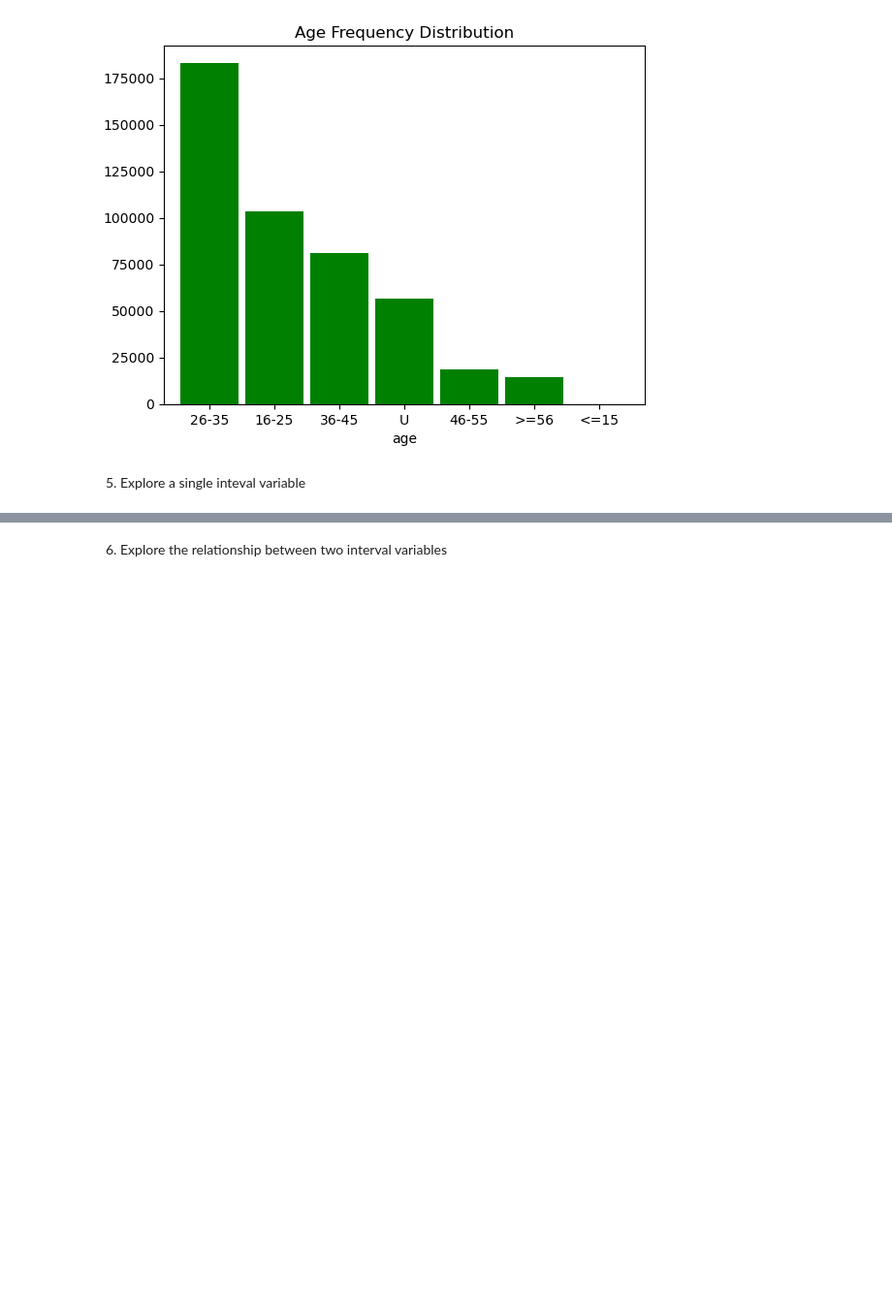
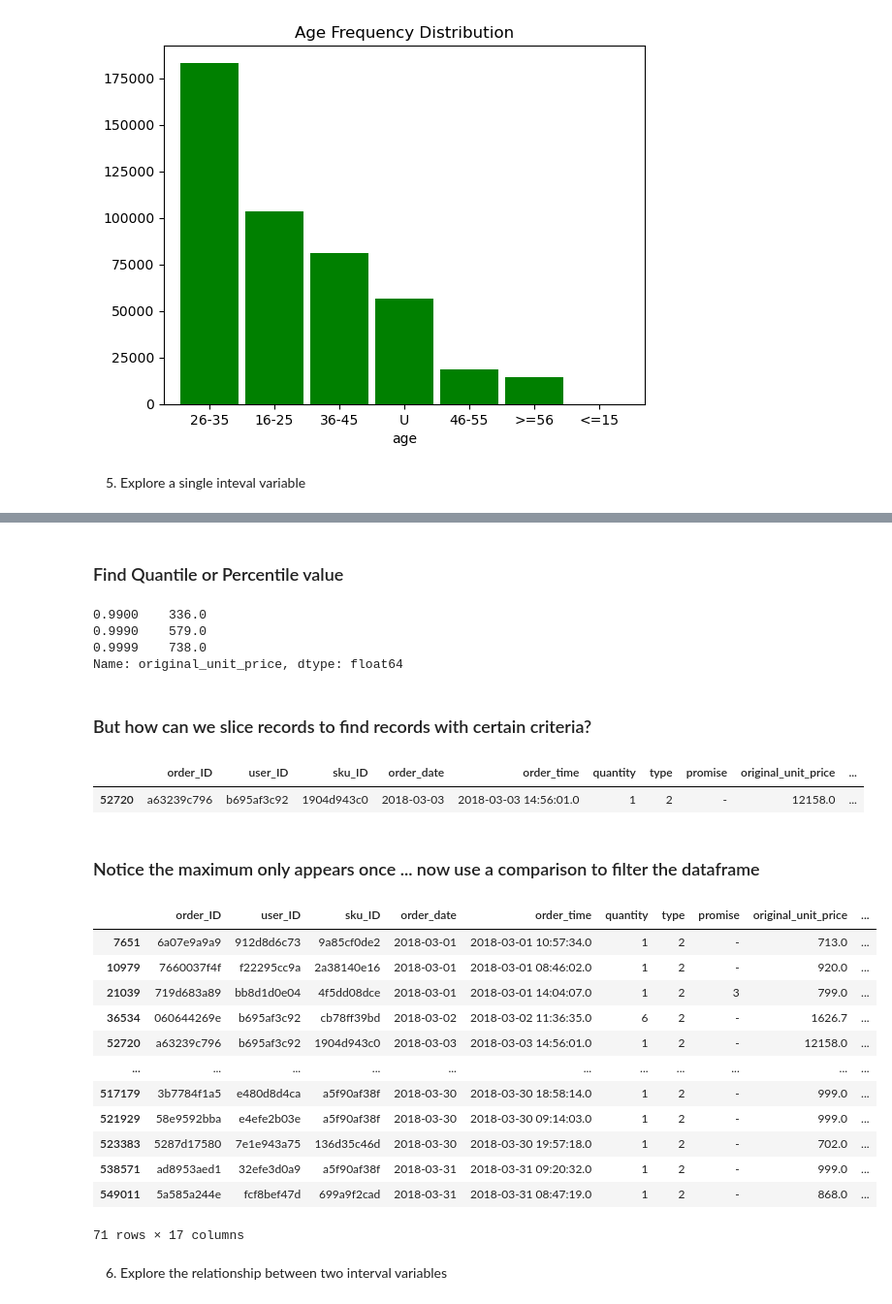
Before and after one commit to emilyneaville/DSCI-5240, a Jupyter notebook: Week 2/DSCI 5240 Data Exploration-Student.ipynb, the cells around one changed output, grey strips where cells are left out. Shown: that part at 97% size. Cells and saved outputs as stored; diff of their text form; code cells hidden in the pictures; blank space fills up the shorter version.

Commit message:
Finding summary stats, filtering dataframe

```diff
--- a/Week 2/DSCI 5240 Data Exploration-Student.ipynb
+++ b/Week 2/DSCI 5240 Data Exploration-Student.ipynb
@@ -113,8 +134,51 @@ Text(0.5, 1.0, 'Age Frequency Distribution')
+# %% [markdown]
+### Find Quantile or Percentile value
+# %%
+# To see what the 99% percentile is...
+original_price = jd_order['original_unit_price']
+original_price.quantile([.99, 0.999, 0.9999])
+# %% [output]
+0.9900    336.0
+0.9990    579.0
+0.9999    738.0
+Name: original_unit_price, dtype: float64
+# %% [markdown]
+### But how can we slice records to find records with certain criteria?
 # %%
-# Find the records with the maximum price
-# The max price is an outlier
+# Set the condition for filtering the dataset
+# We want to find all records that contain the maximum value for original_unit_price
+max_value = original_price.max()
 
 # We use the comparison to slice the original dataset
+max_records = jd_order[jd_order['original_unit_price'] == max_value]
+max_records
+# %% [output]
+|  | order_ID | user_ID | sku_ID | order_date | order_time | quantity | type | promise | original_unit_price | ... |
+| 52720 | a63239c796 | b695af3c92 | 1904d943c0 | 2018-03-03 | 2018-03-03 14:56:01.0 | 1 | 2 | - | 12158.0 | ... |
+# %% [markdown]
+### Notice the maximum only appears once ... now use a comparison to filter the dataframe
+# %%
+# Set the condition for filtering the dataset
+# We want to find all records that the original_unit_price is over 700
+morethan_value = 700
+
+# We use the comparison to slice the original dataset
+morethan_records = jd_order[jd_order['original_unit_price'] > morethan_value]
+morethan_records
+# %% [output]
+|  | order_ID | user_ID | sku_ID | order_date | order_time | quantity | type | promise | original_unit_price | ... |
+| 7651 | 6a07e9a9a9 | 912d8d6c73 | 9a85cf0de2 | 2018-03-01 | 2018-03-01 10:57:34.0 | 1 | 2 | - | 713.0 | ... |
+| 10979 | 7660037f4f | f22295cc9a | 2a38140e16 | 2018-03-01 | 2018-03-01 08:46:02.0 | 1 | 2 | - | 920.0 | ... |
+| 21039 | 719d683a89 | bb8d1d0e04 | 4f5dd08dce | 2018-03-01 | 2018-03-01 14:04:07.0 | 1 | 2 | 3 | 799.0 | ... |
+| 36534 | 060644269e | b695af3c92 | cb78ff39bd | 2018-03-02 | 2018-03-02 11:36:35.0 | 6 | 2 | - | 1626.7 | ... |
+| 52720 | a63239c796 | b695af3c92 | 1904d943c0 | 2018-03-03 | 2018-03-03 14:56:01.0 | 1 | 2 | - | 12158.0 | ... |
+| ... | ... | ... | ... | ... | ... | ... | ... | ... | ... | ... |
+| 517179 | 3b7784f1a5 | e480d8d4ca | a5f90af38f | 2018-03-30 | 2018-03-30 18:58:14.0 | 1 | 2 | - | 999.0 | ... |
+| 521929 | 58e9592bba | e4efe2b03e | a5f90af38f | 2018-03-30 | 2018-03-30 09:14:03.0 | 1 | 2 | - | 999.0 | ... |
+| 523383 | 5287d17580 | 7e1e943a75 | 136d35c46d | 2018-03-30 | 2018-03-30 19:57:18.0 | 1 | 2 | - | 702.0 | ... |
+| 538571 | ad8953aed1 | 32efe3d0a9 | a5f90af38f | 2018-03-31 | 2018-03-31 09:20:32.0 | 1 | 2 | - | 999.0 | ... |
+| 549011 | 5a585a244e | fcf8bef47d | 699a9f2cad | 2018-03-31 | 2018-03-31 08:47:19.0 | 1 | 2 | - | 868.0 | ... |
+71 rows × 17 columns
 # %%
 # A histogram to explore the distribution of the interval variable
 # original price
```
Also changed, not shown: parts of 4 cells of this notebook.
